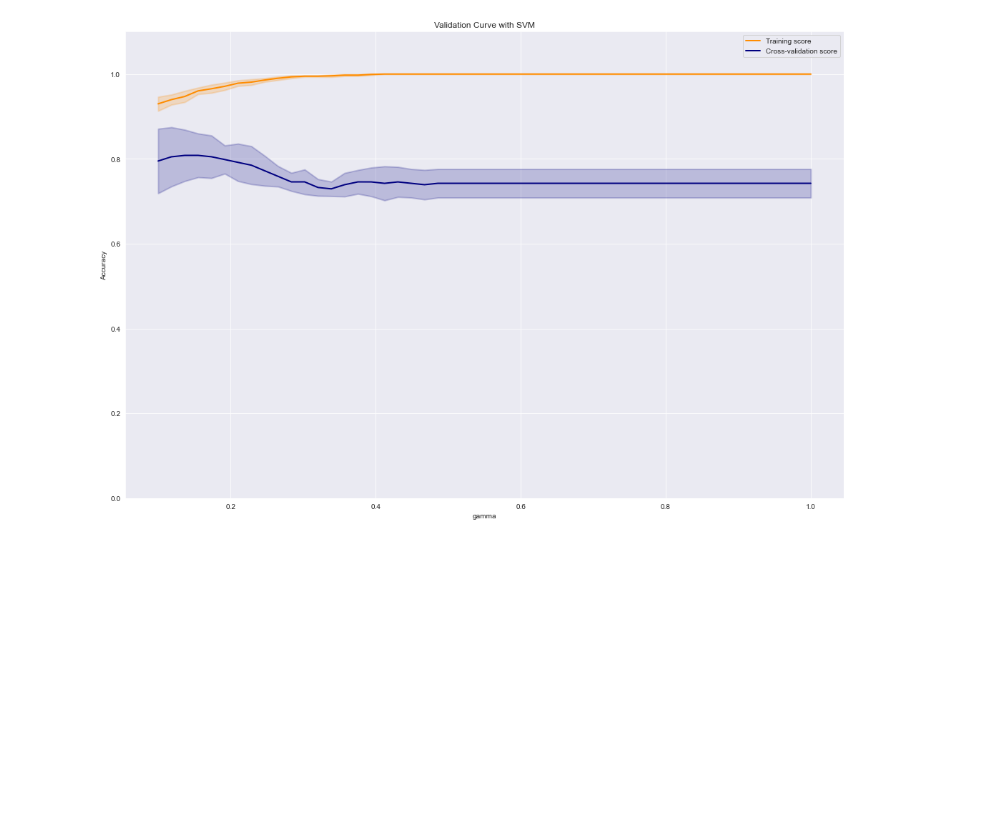
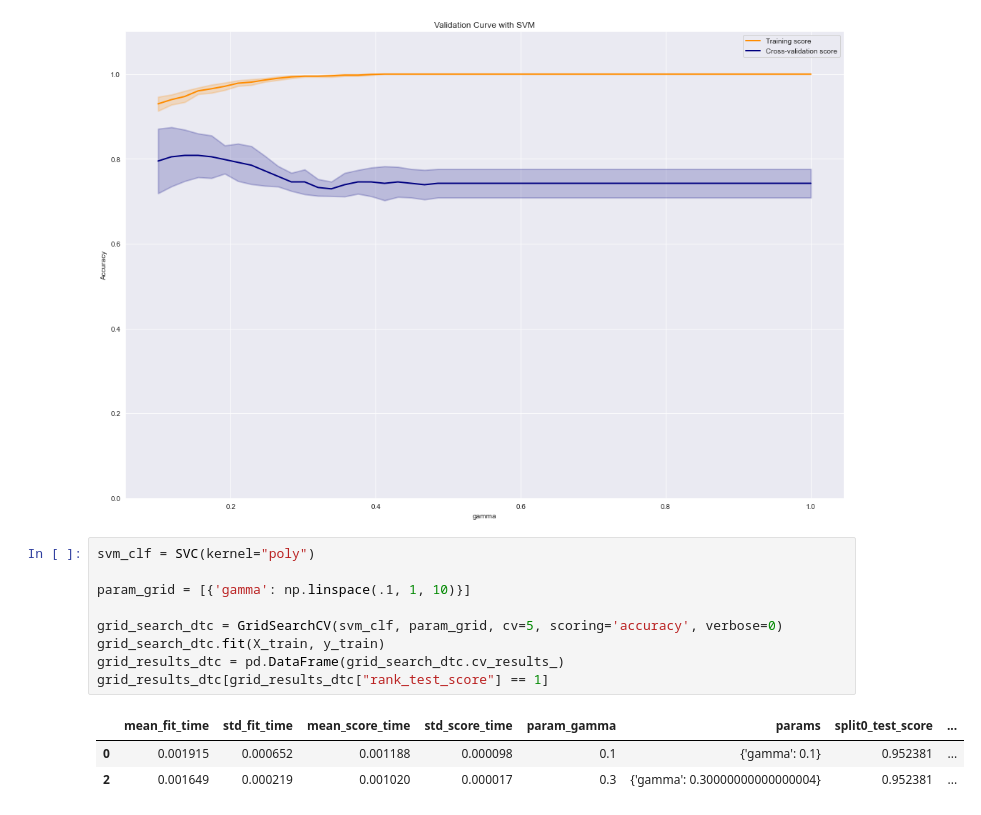
Before and after one commit to ManuLabricole/CDN-MachineLearning, a Jupyter notebook: ML3/ML3.1/ML3.1 - Algorithms Kit Eleve.ipynb, the cells around one changed output. Cells and saved outputs as stored; diff of their text form; blank space fills up the shorter version.

```diff
--- a/ML3/ML3.1/ML3.1 - Algorithms Kit Eleve.ipynb
+++ b/ML3/ML3.1/ML3.1 - Algorithms Kit Eleve.ipynb
@@ -846,3 +846,16 @@ plot_validation_curve(
 )
 # %% [output]
 [figure]
+# %%
+svm_clf = SVC(kernel="poly")
+
+param_grid = [{'gamma': np.linspace(.1, 1, 10)}]
+
+grid_search_dtc = GridSearchCV(svm_clf, param_grid, cv=5, scoring='accuracy', verbose=0)
+grid_search_dtc.fit(X_train, y_train)
+grid_results_dtc = pd.DataFrame(grid_search_dtc.cv_results_)
+grid_results_dtc[grid_results_dtc["rank_test_score"] == 1]
+# %% [output]
+|  | mean_fit_time | std_fit_time | mean_score_time | std_score_time | param_gamma | params | split0_test_score | ... |
+| 0 | 0.001915 | 0.000652 | 0.001188 | 0.000098 | 0.1 | {'gamma': 0.1} | 0.952381 | ... |
+| 2 | 0.001649 | 0.000219 | 0.001020 | 0.000017 | 0.3 | {'gamma': 0.30000000000000004} | 0.952381 | ... |
```
Also changed, not shown: 1 other file.
